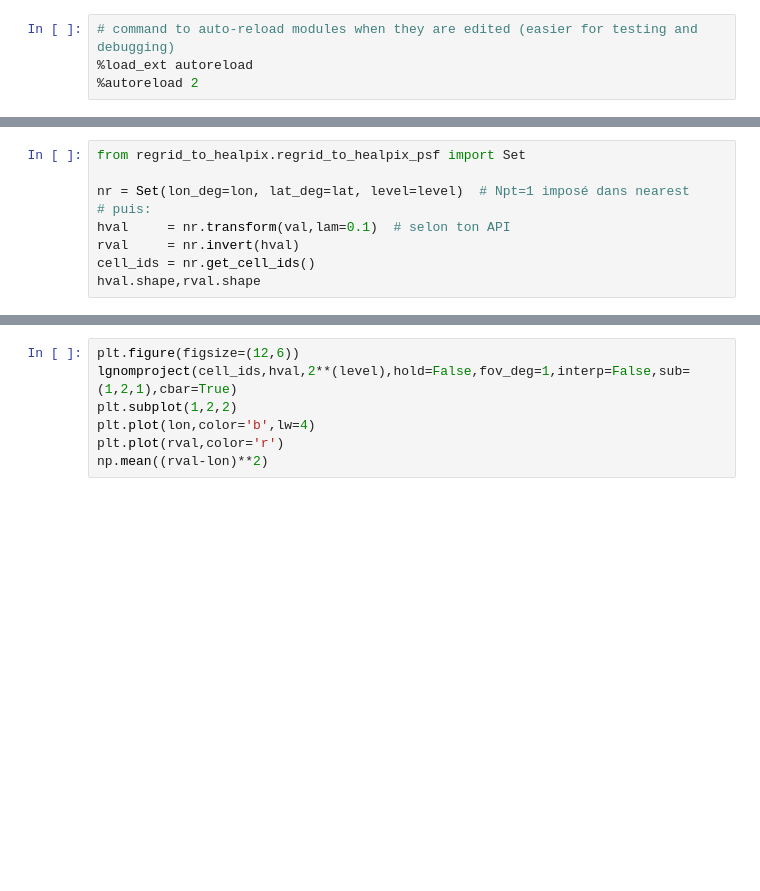
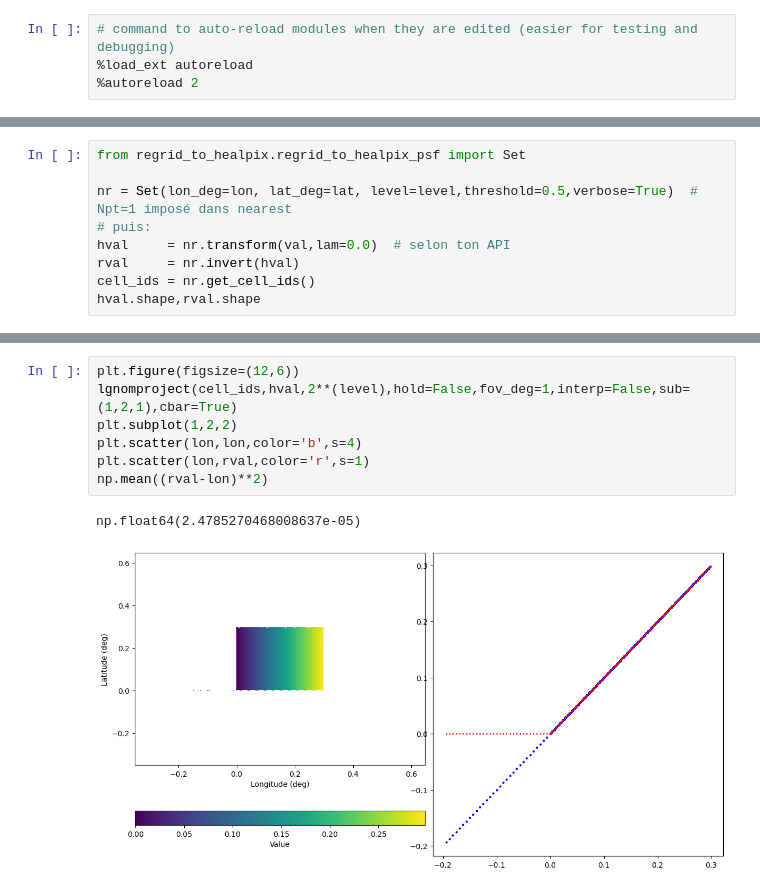
Before and after one commit to EOPF-DGGS/healpix-resample, a Jupyter notebook: notebooks/Test_regrid_to_healpix.ipynb, the cells around one changed output, grey strips where cells are left out. Drawn from its saved outputs; the diff is of its cells as text; blank space fills up the shorter version.

```diff
--- a/notebooks/Test_regrid_to_healpix.ipynb
+++ b/notebooks/Test_regrid_to_healpix.ipynb
@@ -35,9 +45,9 @@ np.mean((rval-lon)**2)
 # %%
 from regrid_to_healpix.regrid_to_healpix_psf import Set
 
-nr = Set(lon_deg=lon, lat_deg=lat, level=level)  # Npt=1 imposé dans nearest
+nr = Set(lon_deg=lon, lat_deg=lat, level=level,threshold=0.5,verbose=True)  # Npt=1 imposé dans nearest
 # puis:
-hval     = nr.transform(val,lam=0.1)  # selon ton API
+hval     = nr.transform(val,lam=0.0)  # selon ton API
 rval     = nr.invert(hval)
 cell_ids = nr.get_cell_ids()
 hval.shape,rval.shape
@@ -44,10 +73,13 @@ hval.shape,rval.shape
 # %%
 plt.figure(figsize=(12,6))
 lgnomproject(cell_ids,hval,2**(level),hold=False,fov_deg=1,interp=False,sub=(1,2,1),cbar=True)
 plt.subplot(1,2,2)
-plt.plot(lon,color='b',lw=4)
-plt.plot(rval,color='r')
+plt.scatter(lon,lon,color='b',s=4)
+plt.scatter(lon,rval,color='r',s=1)
 np.mean((rval-lon)**2)
+# %% [output]
+np.float64(2.4785270468008637e-05)
+[figure, added]
 # %%
 from regrid_to_healpix.regrid_to_healpix_nearest import Set
 
```
Also changed, not shown: parts of 13 cells of this notebook, 2 other files.
